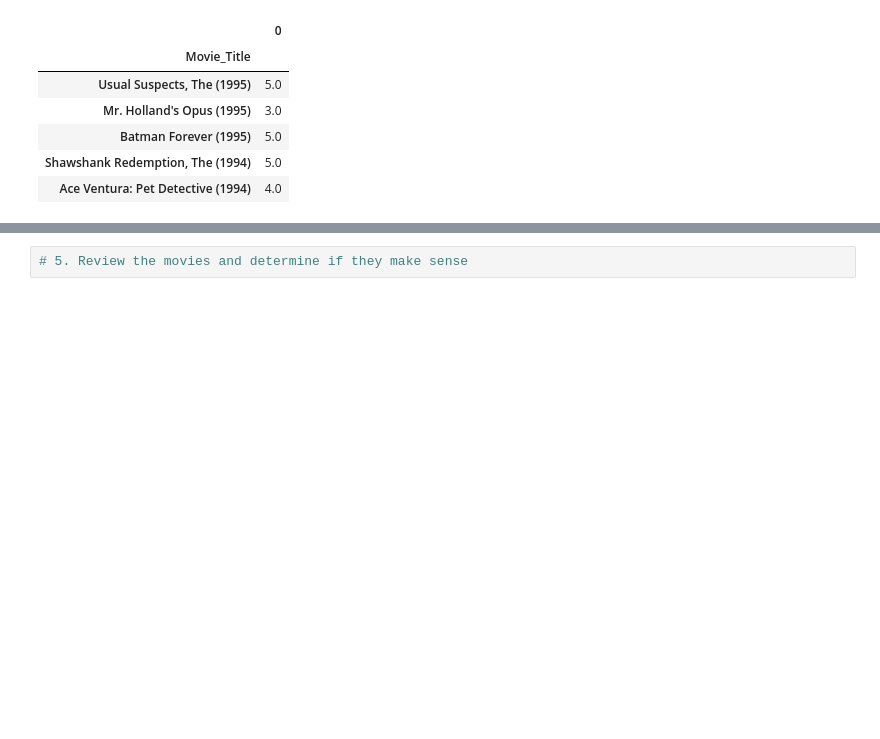
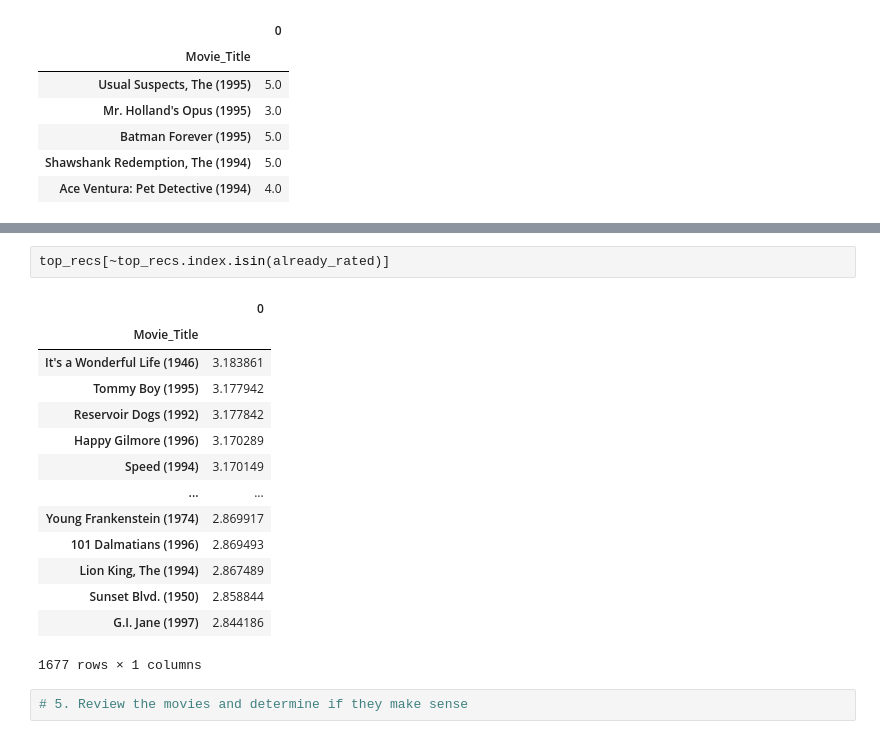
Before and after one commit to hummetova-gunay/Unsupervised_Learning, a Jupyter notebook: Python Unsupervised Learning/Course Assignment Notebooks/section08_recommenders_assignments.ipynb, the cells around one changed output, grey strips where cells are left out. Cells and saved outputs as stored; diff of their text form; blank space fills up the shorter version.

```diff
--- a/Python Unsupervised Learning/Course Assignment Notebooks/section08_recommenders_assignments.ipynb
+++ b/Python Unsupervised Learning/Course Assignment Notebooks/section08_recommenders_assignments.ipynb
@@ -296,3 +459,20 @@ new_user_df.T.dropna()
+# %%
+top_recs[~top_recs.index.isin(already_rated)]
+# %% [output]
+|  | 0 |
+| Movie_Title |  |
+| It's a Wonderful Life (1946) | 3.183861 |
+| Tommy Boy (1995) | 3.177942 |
+| Reservoir Dogs (1992) | 3.177842 |
+| Happy Gilmore (1996) | 3.170289 |
+| Speed (1994) | 3.170149 |
+| ... | ... |
+| Young Frankenstein (1974) | 2.869917 |
+| 101 Dalmatians (1996) | 2.869493 |
+| Lion King, The (1994) | 2.867489 |
+| Sunset Blvd. (1950) | 2.858844 |
+| G.I. Jane (1997) | 2.844186 |
+1677 rows × 1 columns
 # %%
 # 5. Review the movies and determine if they make sense
 # %%
```
Also changed, not shown: parts of 23 cells of this notebook.
